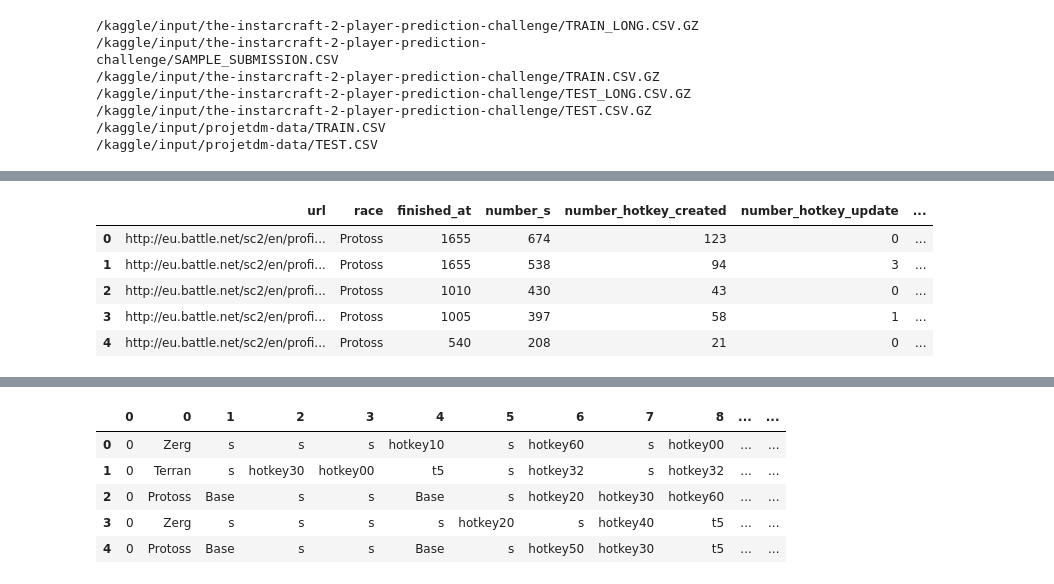
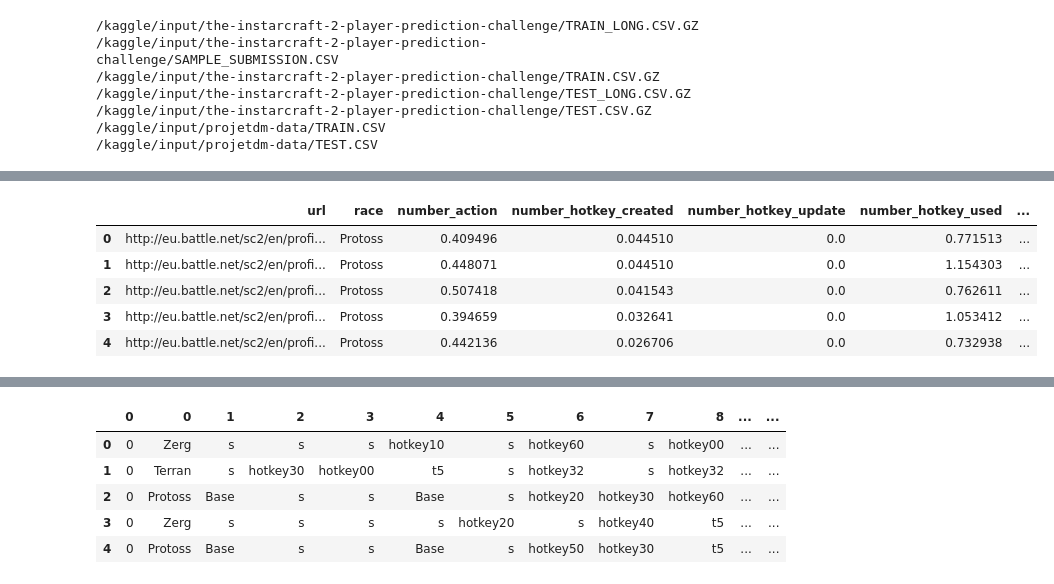
Before and after one commit to Danh-Lan/Data-Mining, a Jupyter notebook: ot2-project-dm.ipynb, the cells around one changed output, grey strips where cells are left out. Drawn from its saved outputs; the diff is of its cells as text; code cells hidden in the pictures.

```diff
--- a/ot2-project-dm.ipynb
+++ b/ot2-project-dm.ipynb
@@ -62,5 +61,5 @@ df_train
 # %%
 import re
-actions_to_count = ["0","1","2"]
+hotkey_actions_to_count = ["0","1","2"]
 hotkeys_to_count = ["0","1","2","3","4","5","6","7","8","9"]
 # %%
@@ -108,18 +131,18 @@ converted_train_data = df_train.values
 output_train_data = extract_features(converted_train_data)
 # %%
 # Convert the table to a DataFrame with headers
-headers = ['url', 'race', 'finished_at', 'number_s', 'number_hotkey_created', 'number_hotkey_update', 'number_hotkey_used',
+headers = ['url', 'race', 'number_action', 'number_hotkey_created', 'number_hotkey_update', 'number_hotkey_used',
           'number_key0','number_key1', 'number_key2', 'number_key3', 'number_key4', 'number_key5', 'number_key6',
           'number_key7', 'number_key8', 'number_key9']
 new_df = pd.DataFrame(output_train_data, columns=headers)
 new_df.head()
 # %% [output]
-|  | url | race | finished_at | number_s | number_hotkey_created | number_hotkey_update | ... |
-| 0 | http://eu.battle.net/sc2/en/profi... | Protoss | 1655 | 674 | 123 | 0 | ... |
-| 1 | http://eu.battle.net/sc2/en/profi... | Protoss | 1655 | 538 | 94 | 3 | ... |
-| 2 | http://eu.battle.net/sc2/en/profi... | Protoss | 1010 | 430 | 43 | 0 | ... |
-| 3 | http://eu.battle.net/sc2/en/profi... | Protoss | 1005 | 397 | 58 | 1 | ... |
-| 4 | http://eu.battle.net/sc2/en/profi... | Protoss | 540 | 208 | 21 | 0 | ... |
+|  | url | race | number_action | number_hotkey_created | number_hotkey_update | number_hotkey_used | ... |
+| 0 | http://eu.battle.net/sc2/en/profi... | Protoss | 0.409496 | 0.044510 | 0.0 | 0.771513 | ... |
+| 1 | http://eu.battle.net/sc2/en/profi... | Protoss | 0.448071 | 0.044510 | 0.0 | 1.154303 | ... |
+| 2 | http://eu.battle.net/sc2/en/profi... | Protoss | 0.507418 | 0.041543 | 0.0 | 0.762611 | ... |
+| 3 | http://eu.battle.net/sc2/en/profi... | Protoss | 0.394659 | 0.032641 | 0.0 | 1.053412 | ... |
+| 4 | http://eu.battle.net/sc2/en/profi... | Protoss | 0.442136 | 0.026706 | 0.0 | 0.732938 | ... |
 # %%
 # One-hot encode the specified columns
 new_df = pd.get_dummies(new_df, columns=['race'])
```
Also changed, not shown: parts of 25 cells of this notebook.
